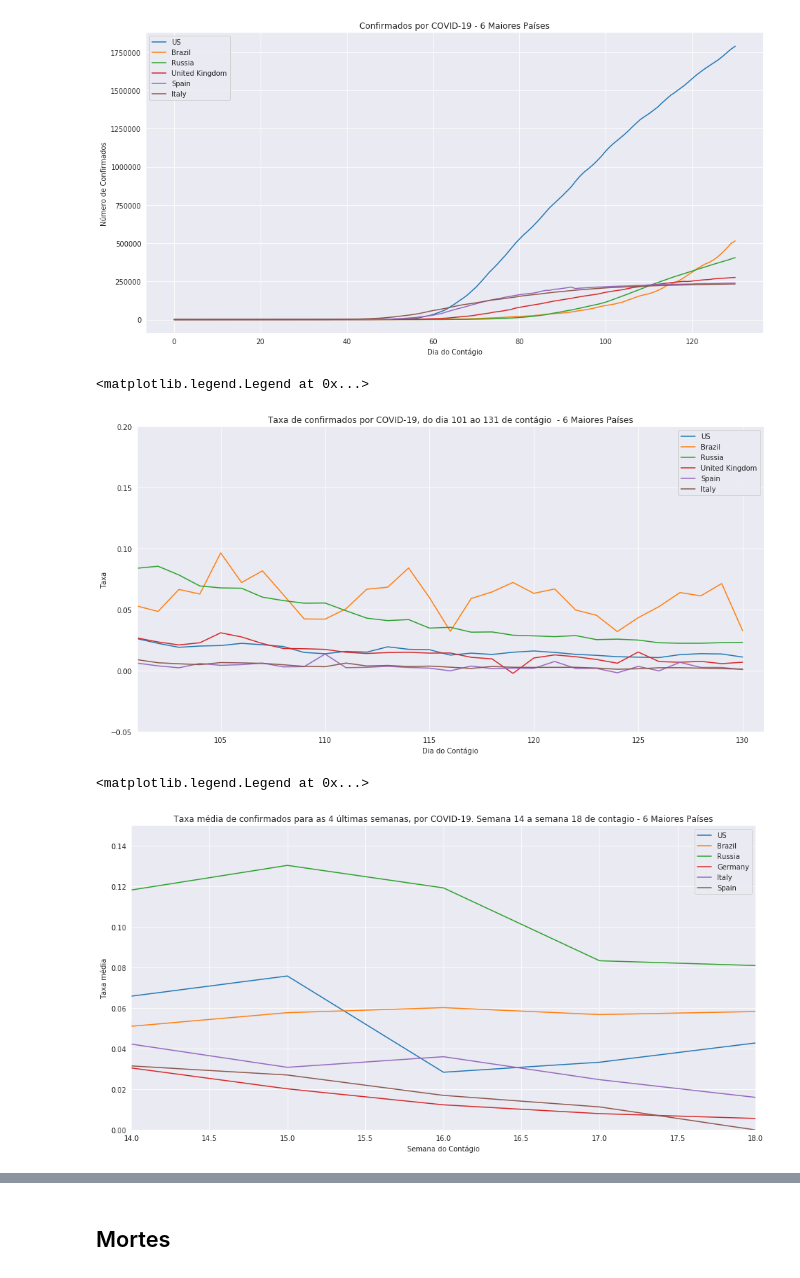
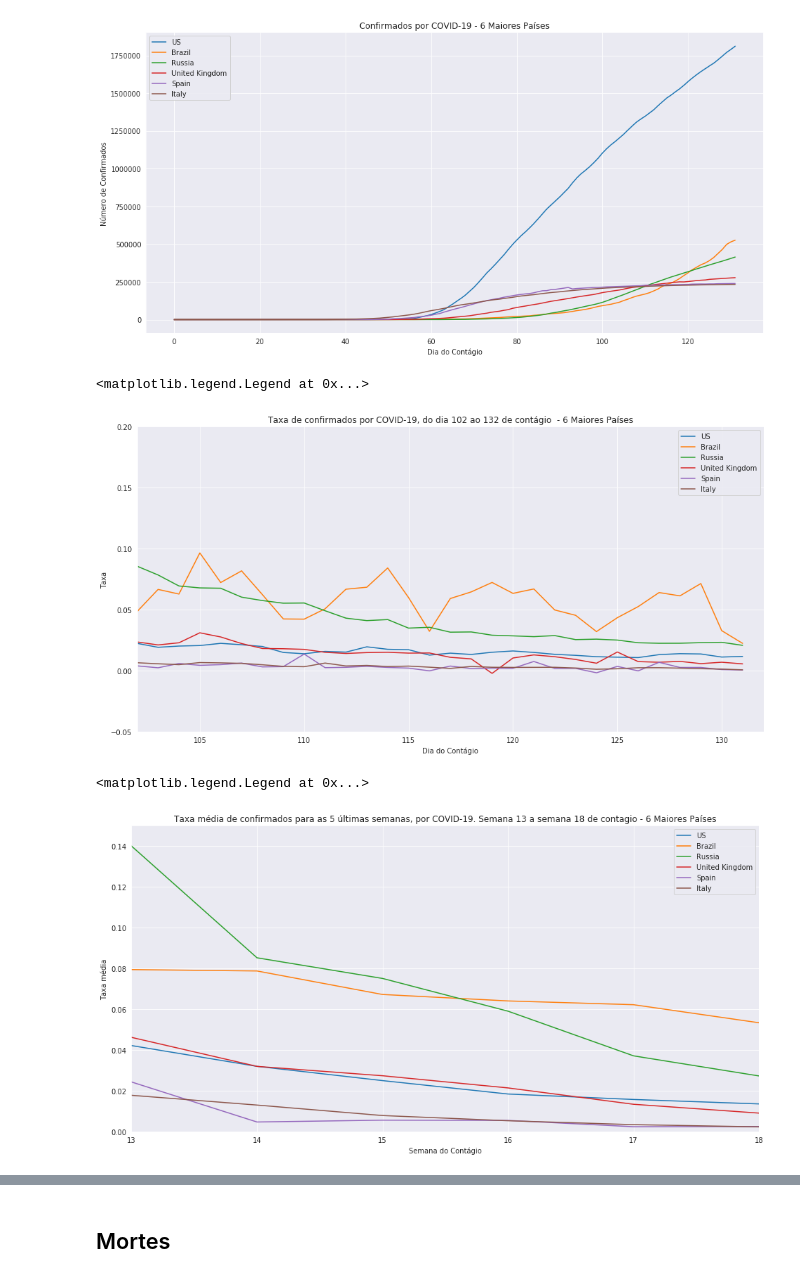
Before and after one commit to Manuelfjr/Covid19, a Jupyter notebook: code/Covid_19.ipynb, the cells around one changed output, grey strips where cells are left out. Saved outputs shown, nothing was run; the diff lists cells and outputs as text; code cells hidden in the pictures.

```diff
--- a/code/Covid_19.ipynb
+++ b/code/Covid_19.ipynb
@@ -41,7 +41,7 @@ db_confirmed.head()
 # %% [markdown]
 # Gráficos
 # %%
-date, days, weeks, n_weeks, n, k = '5/31/20', 30, 4, 18, 6, 5
+date, days, weeks, n_weeks, n, k = '6/1/20', 30, 5, 18, 6, 5
 # %% [markdown]
 ## Confirmados
 # %%
@@ -81,7 +81,7 @@ plt.title('Taxa de confirmados por COVID-19, do dia {} ao {} de contágio  - {}
 plt.legend()
 # %% [output]
 <matplotlib.legend.Legend at 0x...>
-[figure, old version]
+[figure, new version]
 # %%
 idmeanconfirmed = pd.DataFrame(np.zeros((n_weeks,db_confirmed_country.T.shape[1])), index = range(n_weeks), columns=db_confirmed_country.index)
 a = 0
@@ -93,18 +93,18 @@ for i in db_confirmed_country.T.columns:
 # %%
 fig, ax = plt.subplots(nrows=1,ncols=1,figsize=(16,8))
 n = 6
-for i in maxrecovered.index:
-  ax.plot(range(1,idmeanrecovered.shape[0]+1), idmeanrecovered[i],label=i)
+for i in maxconfirmed.index:
+  ax.plot(range(1,idmeanconfirmed.shape[0]+1), idmeanconfirmed[i],label=i)
   ax.set_xlim(n_weeks - weeks,n_weeks)
   ax.set_ylim(0,0.150)
 plt.xlabel('Semana do Contágio')
 plt.ylabel('Taxa média')
 plt.title('Taxa média de confirmados para as {} últimas semanas, por COVID-19. Semana {} a semana {} de contagio - {} Maiores Países'.format(weeks,n_weeks - weeks,n_weeks,n))
 plt.legend()
 #plt.savefig('revoredcovid.png')
 # %% [output]
 <matplotlib.legend.Legend at 0x...>
-[figure, old version]
+[figure, new version]
 # %%
 pd.DataFrame(maxconfirmed)
 # %% [output]
```
Also changed, not shown: parts of 8 cells of this notebook.
